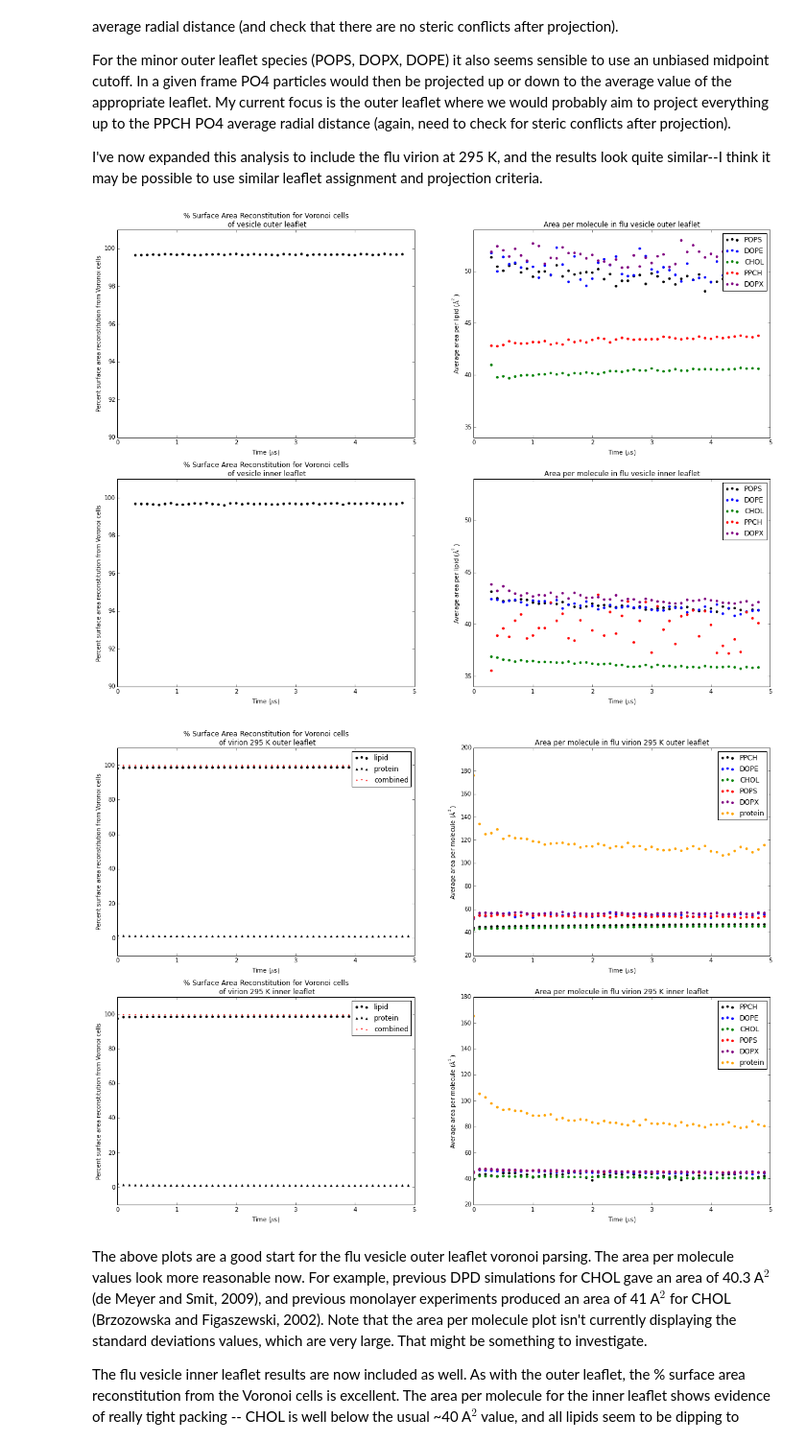
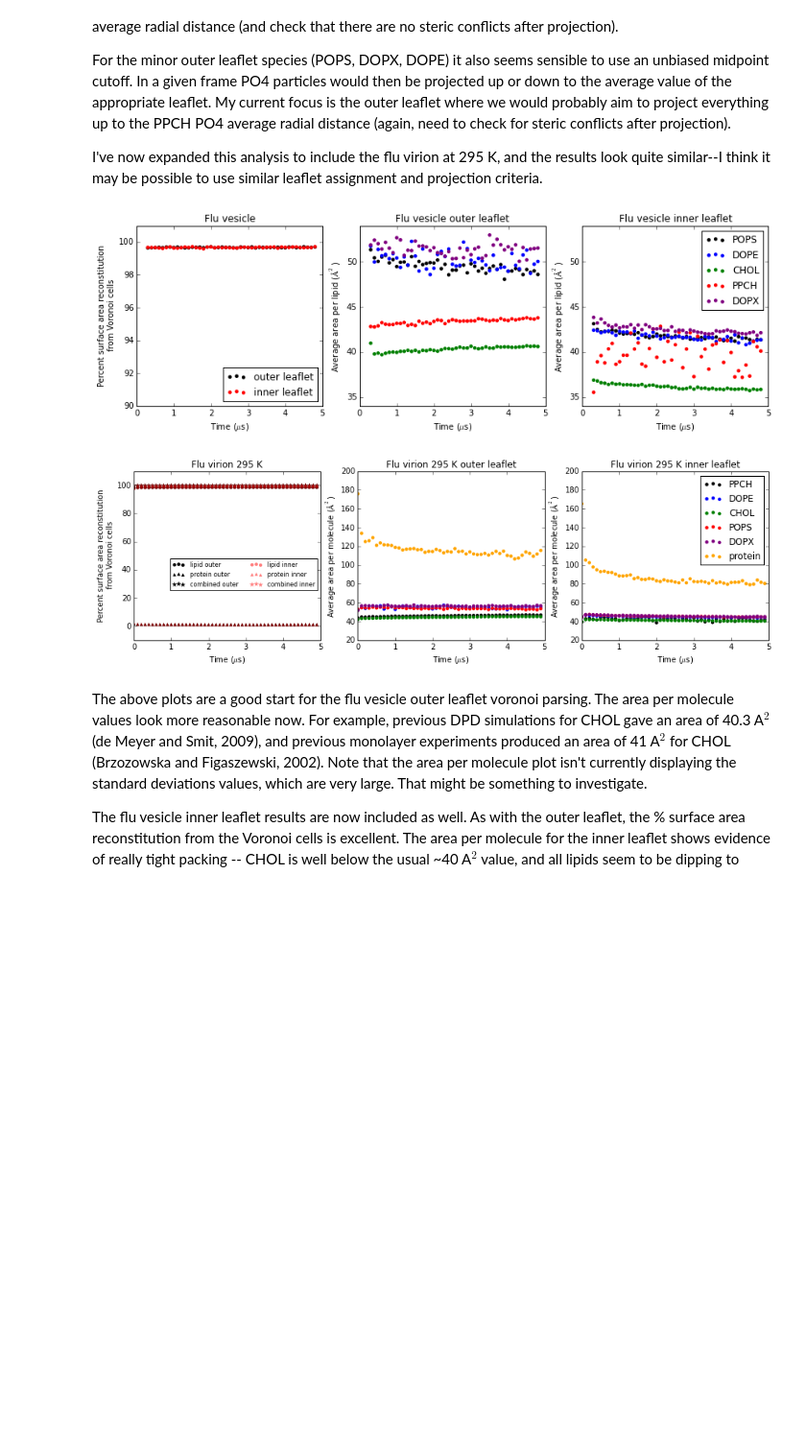
Before and after one commit to tylerjereddy/viral_voronoi_analysis, a Jupyter notebook: spherical_Voronoi_virus_analysis.ipynb, the cells around one changed output. Shown at 96% size. Drawn from its saved outputs; the diff is of its cells as text; code cells hidden in the pictures; blank space fills up the shorter version.

Commit message:
-spherical_Voronoi_virus_analysis.ipynb: -adjusted code as needed to produce figures for GRC 2015 poster
-voronoi_analysis_library.py:

```diff
--- a/spherical_Voronoi_virus_analysis.ipynb
+++ b/spherical_Voronoi_virus_analysis.ipynb
@@ -626,26 +626,20 @@ for ts in flu_vesicle_trajectory[3000::1000]: #every 1000th frame (roughly every
 #now working to add plots for preliminary sim35 Voronoi parsing results
 
 fig2 = plt.figure()
-ax = fig2.add_subplot('221')
+ax = fig2.add_subplot('131')
 array_time_values = numpy.array(list_frame_numbers) / 10000. #microseconds
 array_percent_surface_area_reconstitution = numpy.array(list_percent_surface_area_reconstitution)
-ax.scatter(array_time_values,array_percent_surface_area_reconstitution,c='black',edgecolor='None')
+ax.scatter(array_time_values,array_percent_surface_area_reconstitution,c='black',edgecolor='None',label='outer leaflet')
+array_percent_surface_area_reconstitution_inner_leaflet = numpy.array(list_percent_surface_area_reconstitution_inner_leaflet)
+ax.scatter(array_time_values,array_percent_surface_area_reconstitution_inner_leaflet,c='red',edgecolor='None',label='inner leaflet')
 ax.set_ylim(90,101)
 ax.set_xlim(0,5)
-ax.set_ylabel('Percent surface area reconstitution from Voronoi cells')
+ax.legend(loc=4)
+ax.set_ylabel('Percent surface area reconstitution\n from Voronoi cells')
 ax.set_xlabel('Time ($\mu$s)')
-ax.set_title('% Surface Area Reconstitution for Voronoi cells\n of vesicle outer leaflet')
+ax.set_title('Flu vesicle')
 
-ax3 = fig2.add_subplot('223')
-array_percent_surface_area_reconstitution_inner_leaflet = numpy.array(list_percent_surface_area_reconstitution_inner_leaflet)
-ax3.scatter(array_time_values,array_percent_surface_area_reconstitution_inner_leaflet,c='black',edgecolor='None')
-ax3.set_ylim(90,101)
-ax3.set_xlim(0,5)
-ax3.set_ylabel('Percent surface area reconstitution from Voronoi cells')
-ax3.set_xlabel('Time ($\mu$s)')
-ax3.set_title('% Surface Area Reconstitution for Voronoi cells\n of vesicle inner leaflet')
-
-ax2 = fig2.add_subplot('222')
+ax2 = fig2.add_subplot('132')
 color_list = ['black','blue','green','red','purple']
 index = 0
 for residue_name, subdictionary in dictionary_headgroup_data.iteritems():
@@ -655,14 +649,14 @@ for residue_name, subdictionary in dictionary_headgroup_data.iteritems():
     ax2.scatter(array_time_values,array_voronoi_cell_areas,label=residue_name,edgecolor='None',color=color)
     #ax2.fill_between(array_frame_numbers,array_voronoi_cell_areas-array_voronoi_cell_std_dev,array_voronoi_cell_areas+array_voronoi_cell_std_dev,color=color,alpha=0.2)
     index += 1
-ax2.legend()
+#ax2.legend(loc=4)
 ax2.set_ylabel('Average area per lipid ($\AA^2$)')
 ax2.set_xlim(0,5)
 ax2.set_xlabel('Time ($\mu$s)')
-ax2.set_title('Area per molecule in flu vesicle outer leaflet')
+ax2.set_title('Flu vesicle outer leaflet')
 ax2.set_ylim(34,54)
 
-ax4 = fig2.add_subplot('224')
+ax4 = fig2.add_subplot('133')
 index = 0
 for residue_name, subdictionary in dictionary_headgroup_data.iteritems():
     color = color_list[index]
@@ -675,15 +669,15 @@ ax4.legend()
 ax4.set_ylabel('Average area per lipid ($\AA^2$)')
 ax4.set_xlim(0,5)
 ax4.set_xlabel('Time ($\mu$s)')
-ax4.set_title('Area per molecule in flu vesicle inner leaflet')
+ax4.set_title('Flu vesicle inner leaflet')
 ax4.set_ylim(34,54)
 
 
 
-fig2.set_size_inches(20,14)
+fig2.set_size_inches(14,4)
 
 fig_sim35_preliminary = plt.figure()
-sim35_ax_1 = fig_sim35_preliminary.add_subplot('221')
+sim35_ax_1 = fig_sim35_preliminary.add_subplot('131')
 sim35_array_time_values = numpy.array(sim35_list_frame_numbers) / 10000. #microseconds
 sim35_array_percent_surface_area_reconstitution_lipid_outer_leaflet = numpy.array(sim35_list_percent_surface_area_reconstitution_from_lipids_only)
 sim35_array_percent_surface_area_reconstitution_lipid_inner_leaflet = numpy.array(sim35_list_percent_surface_area_reconstitution_from_lipids_only_inner_leaflet)
@@ -694,62 +688,56 @@ sim35_combined_percent_reconstitution_array_inner_leaflet = sim35_array_percent_
 
 
 
-sim35_ax_1.scatter(sim35_array_time_values,sim35_array_percent_surface_area_reconstitution_lipid_outer_leaflet,c='black',edgecolor='None',label='lipid',marker='o')
-sim35_ax_1.scatter(sim35_array_time_values,sim35_array_percent_surface_area_reconstitution_protein_outer_leaflet,c='black',edgecolor='None',label='protein',marker='^')
-sim35_ax_1.scatter(sim35_array_time_values,sim35_combined_percent_reconstitution_array_outer_leaflet,c='red',edgecolor='None',label='combined',marker='.')
+sim35_ax_1.scatter(sim35_array_time_values,sim35_array_percent_surface_area_reconstitution_lipid_outer_leaflet,c='black',edgecolor='None',label='lipid outer',marker='o')
+sim35_ax_1.scatter(sim35_array_time_values,sim35_array_percent_surface_area_reconstitution_protein_outer_leaflet,c='black',edgecolor='None',label='protein outer',marker='^')
+sim35_ax_1.scatter(sim35_array_time_values,sim35_combined_percent_reconstitution_array_outer_leaflet,c='black',edgecolor='None',label='combined outer',marker='*',s=50)
+sim35_ax_1.scatter(sim35_array_time_values,sim35_array_percent_surface_area_reconstitution_lipid_inner_leaflet,c='red',edgecolor='None',label='lipid inner',marker='o',alpha=0.5)
+sim35_ax_1.scatter(sim35_array_time_values,sim35_array_percent_surface_area_reconstitution_protein_inner_leaflet,c='red',edgecolor='None',label='protein inner',marker='^',alpha=0.5)
+sim35_ax_1.scatter(sim35_array_time_values,sim35_combined_percent_reconstitution_array_inner_leaflet,c='red',edgecolor='None',label='combined inner',marker='*',s=50,alpha=0.5)
 sim35_ax_1.set_ylim(-10,110)
 sim35_ax_1.set_xlim(0,5)
-sim35_ax_1.set_ylabel('Percent surface area reconstitution from Voronoi cells')
+sim35_ax_1.set_ylabel('Percent surface area reconstitution\n from Voronoi cells')
 sim35_ax_1.set_xlabel('Time ($\mu$s)')
-sim35_ax_1.legend()
-sim35_ax_1.set_title('% Surface Area Reconstitution for Voronoi cells\n of virion 295 K outer leaflet')
+sim35_ax_1.legend(loc=0,bbox_to_anchor=[1.0, 0.5],ncol=2,fontsize=8)
+sim35_ax_1.set_title('Flu virion 295 K')
 
-sim35_ax_2 = fig_sim35_preliminary.add_subplot('222')
+sim35_ax_2 = fig_sim35_preliminary.add_subplot('132')
 color_list = ['black','blue','green','red','purple','orange']
 index = 0
 for residue_name, subdictionary in sim35_dictionary_headgroup_data.iteritems():
     color = color_list[index]
     array_voronoi_cell_areas = numpy.array(subdictionary['voronoi_cell_avg_values_list'])
     array_voronoi_cell_std_dev = numpy.array(subdictionary['voronoi_cell_std_values_list'])
     sim35_ax_2.scatter(sim35_array_time_values,array_voronoi_cell_areas,label=residue_name,edgecolor='None',color=color)
     index += 1
-sim35_ax_2.legend()
+#sim35_ax_2.legend(loc=1)
 sim35_ax_2.set_ylabel('Average area per molecule ($\AA^2$)')
 sim35_ax_2.set_xlim(0,5)
 sim35_ax_2.set_xlabel('Time ($\mu$s)')
-sim35_ax_2.set_title('Area per molecule in flu virion 295 K outer leaflet')
+sim35_ax_2.set_title('Flu virion 295 K outer leaflet')
+sim35_ax_2.set_ylim(20,200)
 #sim35_ax_2.set_ylim(34,54)
 
-sim35_ax_3 = fig_sim35_preliminary.add_subplot('223')
-sim35_ax_3.scatter(sim35_array_time_values,sim35_array_percent_surface_area_reconstitution_lipid_inner_leaflet,c='black',edgecolor='None',label='lipid',marker='o')
-sim35_ax_3.scatter(sim35_array_time_values,sim35_array_percent_surface_area_reconstitution_protein_inner_leaflet,c='black',edgecolor='None',label='protein',marker='^')
-sim35_ax_3.scatter(sim35_array_time_values,sim35_combined_percent_reconstitution_array_inner_leaflet,c='red',edgecolor='None',label='combined',marker='.')
-sim35_ax_3.set_ylim(-10,110)
-sim35_ax_3.set_xlim(0,5)
-sim35_ax_3.set_ylabel('Percent surface area reconstitution from Voronoi cells')
-sim35_ax_3.set_xlabel('Time ($\mu$s)')
-sim35_ax_3.legend()
-sim35_ax_3.set_title('% Surface Area Reconstitution for Voronoi cells\n of virion 295 K inner leaflet')
-
-sim35_ax_4 = fig_sim35_preliminary.add_subplot('224')
+sim35_ax_4 = fig_sim35_preliminary.add_subplot('133')
 index = 0
 for residue_name, subdictionary in sim35_dictionary_headgroup_data.iteritems():
     color = color_list[index]
     array_voronoi_cell_areas = numpy.array(subdictionary['voronoi_cell_avg_values_list_inner_leaflet'])
     array_voronoi_cell_std_dev = numpy.array(subdictionary['voronoi_cell_std_values_list_inner_leaflet'])
     sim35_ax_4.scatter(sim35_array_time_values,array_voronoi_cell_areas,label=residue_name,edgecolor='None',color=color)
     index += 1
-sim35_ax_4.legend()
+sim35_ax_4.legend(loc=0)
 sim35_ax_4.set_ylabel('Average area per molecule ($\AA^2$)')
 sim35_ax_4.set_xlim(0,5)
+sim35_ax_4.set_ylim(20,200)
 sim35_ax_4.set_xlabel('Time ($\mu$s)')
-sim35_ax_4.set_title('Area per molecule in flu virion 295 K inner leaflet')
+sim35_ax_4.set_title('Flu virion 295 K inner leaflet')
 #sim35_ax_4.set_ylim(34,54)
 
-fig_sim35_preliminary.set_size_inches(20,14)
+fig_sim35_preliminary.set_size_inches(15,4)
 # %% [output]
-[figure, old version]
+[figure, new version]
-[figure, old version]
+[figure, new version]
 # %% [markdown]
 The above plots are a good start for the flu vesicle outer leaflet voronoi parsing. The area per molecule values look more reasonable now. For example, previous DPD simulations for CHOL gave an area of 40.3 A$^2$ (de Meyer and Smit, 2009), and previous monolayer experiments produced an area of 41 A$^2$ for CHOL (Brzozowska and Figaszewski, 2002). Note that the area per molecule plot isn't currently displaying the standard deviations values, which are very large. That might be something to investigate.
 
```
Also changed, not shown: parts of 3 cells of this notebook.
